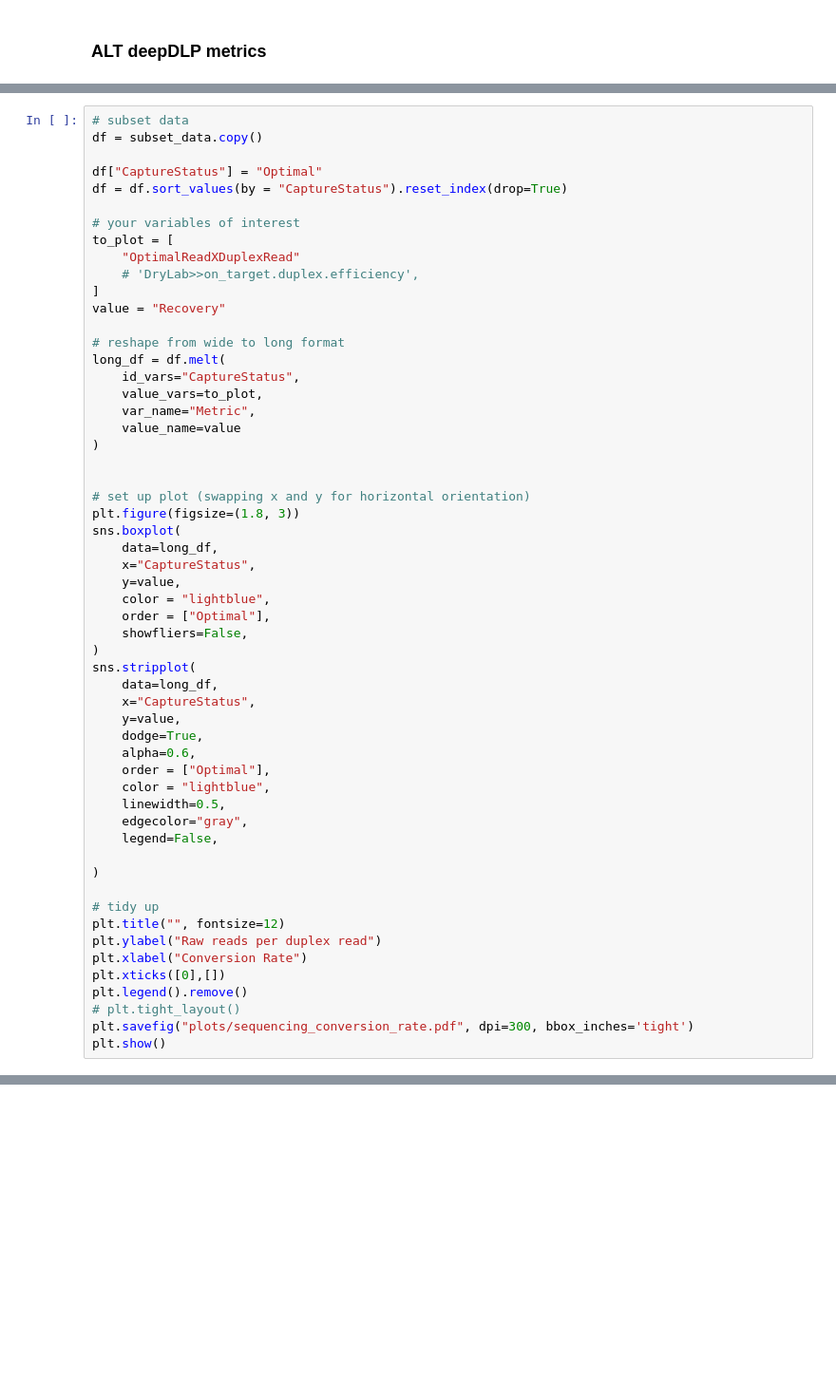
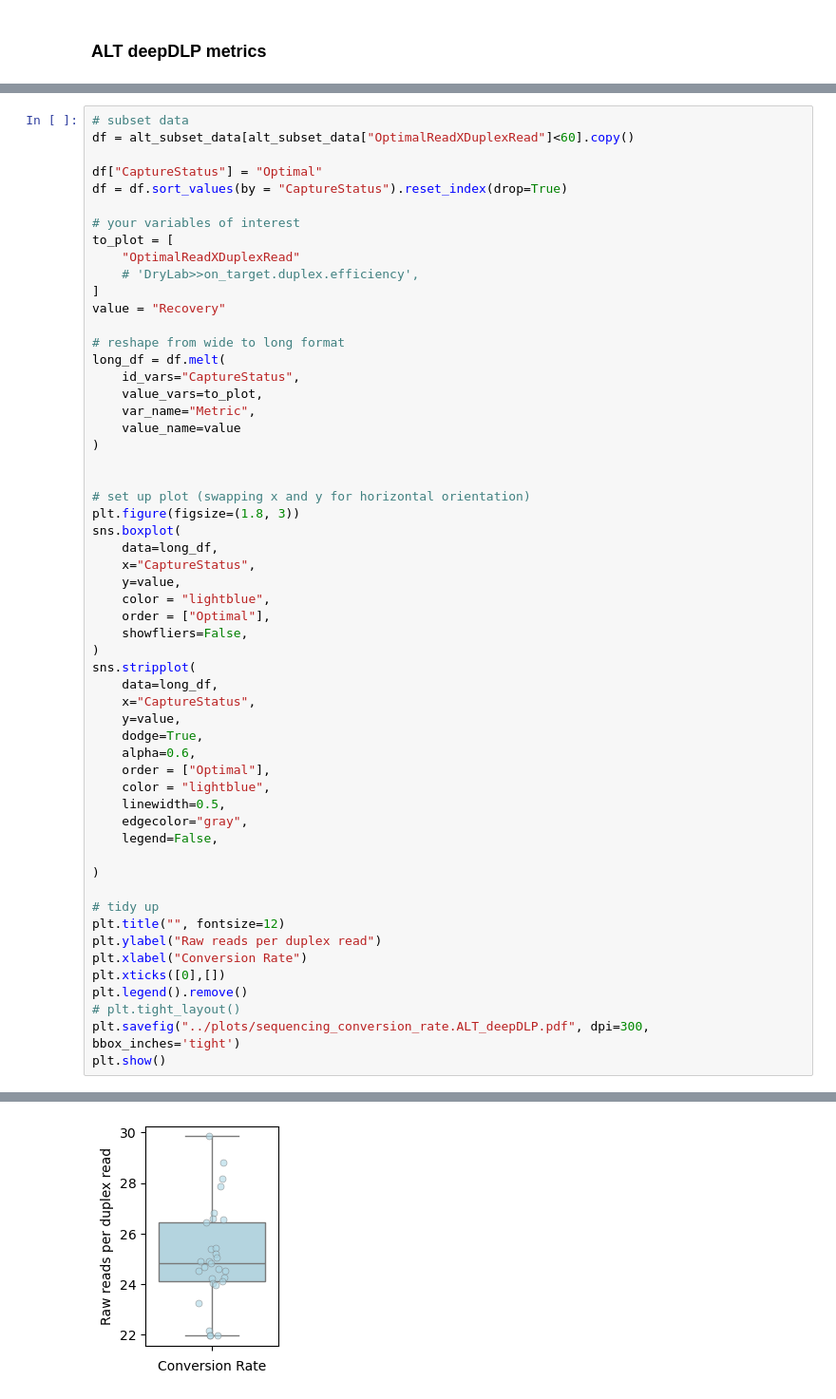
Before and after one commit to bbglab/DeepClone_protocol, a Jupyter notebook: main/figure3/scripts/plot_ontarget_experiments.ipynb, the cells around one changed output, grey strips where cells are left out. Shown at 95% size. Cells and saved outputs as stored; diff of their text form; blank space fills up the shorter version.

```diff
--- a/main/figure3/scripts/plot_ontarget_experiments.ipynb
+++ b/main/figure3/scripts/plot_ontarget_experiments.ipynb
@@ -385,6 +363,6 @@ KeyError: 'FamMetrics>>all.duplex.dscs'
 # %%
 # subset data
-df = subset_data.copy()
+df = alt_subset_data[alt_subset_data["OptimalReadXDuplexRead"]<60].copy()
 
 df["CaptureStatus"] = "Optimal"
 df = df.sort_values(by = "CaptureStatus").reset_index(drop=True)
@@ -436,6 +414,6 @@ plt.xlabel("Conversion Rate")
 plt.xticks([0],[])
 plt.legend().remove()
 # plt.tight_layout()
-plt.savefig("plots/sequencing_conversion_rate.pdf", dpi=300, bbox_inches='tight')
+plt.savefig("../plots/sequencing_conversion_rate.ALT_deepDLP.pdf", dpi=300, bbox_inches='tight')
 plt.show()
 # %% [output]
@@ -443,2 +420,3 @@ KeyError: "The following id_vars or value_vars are not present in the DataFrame:
+[figure, added]
 # %%
 # subset data
```
Also changed, not shown: parts of 19 cells of this notebook, 8 other files.
